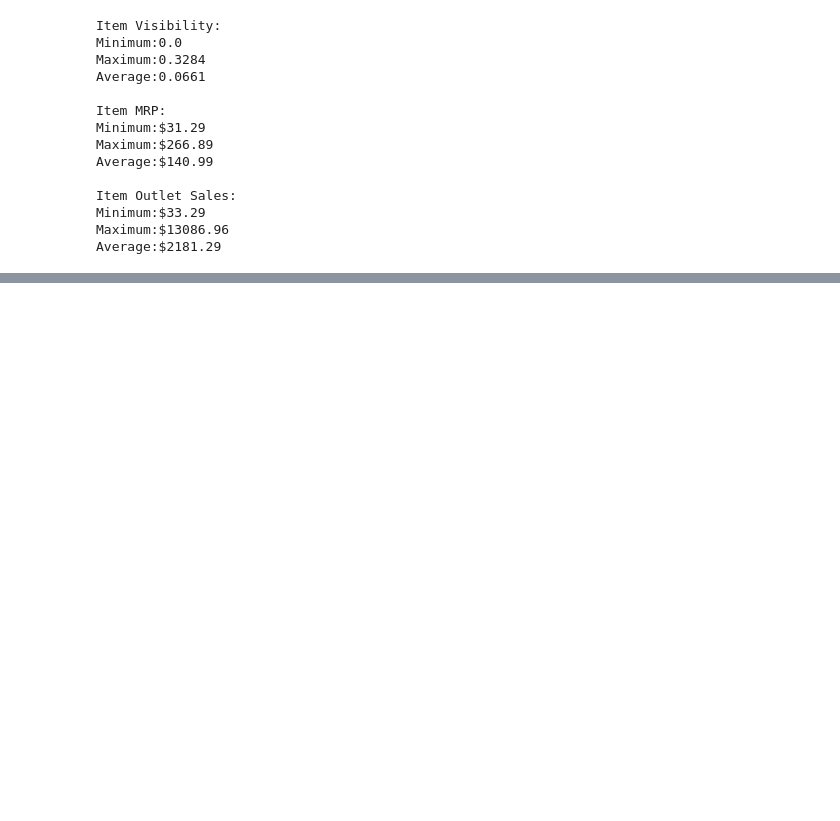
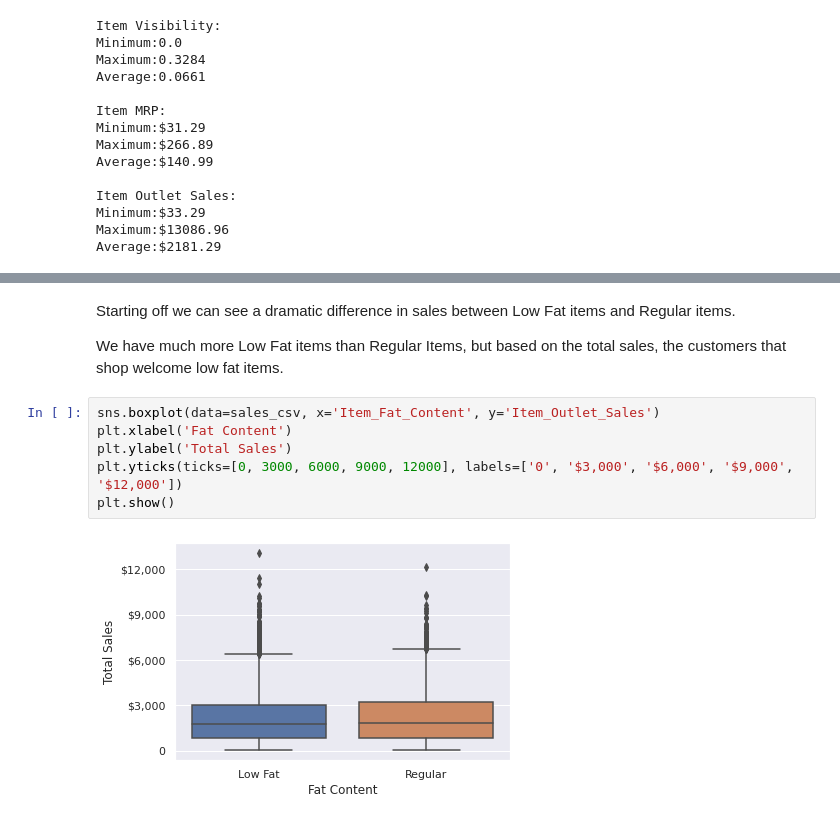
Before and after one commit to SantosAbimaelRomero/Sales-Preditions, a Jupyter notebook: Sales_Predictions_Project.ipynb, the cells around one changed output, grey strips where cells are left out. Drawn from its saved outputs; the diff is of its cells as text; blank space fills up the shorter version.

```diff
--- a/Sales_Predictions_Project.ipynb
+++ b/Sales_Predictions_Project.ipynb
@@ -329,0 +366,12 @@ Average:$2181.29
+# %% [markdown]
+Starting off we can see a dramatic difference in sales between Low Fat items and Regular items.
+
+We have much more Low Fat items than Regular Items, but based on the total sales, the customers that shop welcome low fat items.
+# %%
+sns.boxplot(data=sales_csv, x='Item_Fat_Content', y='Item_Outlet_Sales')
+plt.xlabel('Fat Content')
+plt.ylabel('Total Sales')
+plt.yticks(ticks=[0, 3000, 6000, 9000, 12000], labels=['0', '$3,000', '$6,000', '$9,000', '$12,000'])
+plt.show()
+# %% [output]
+[figure, added]
```
Also changed, not shown: parts of 9 cells of this notebook.
